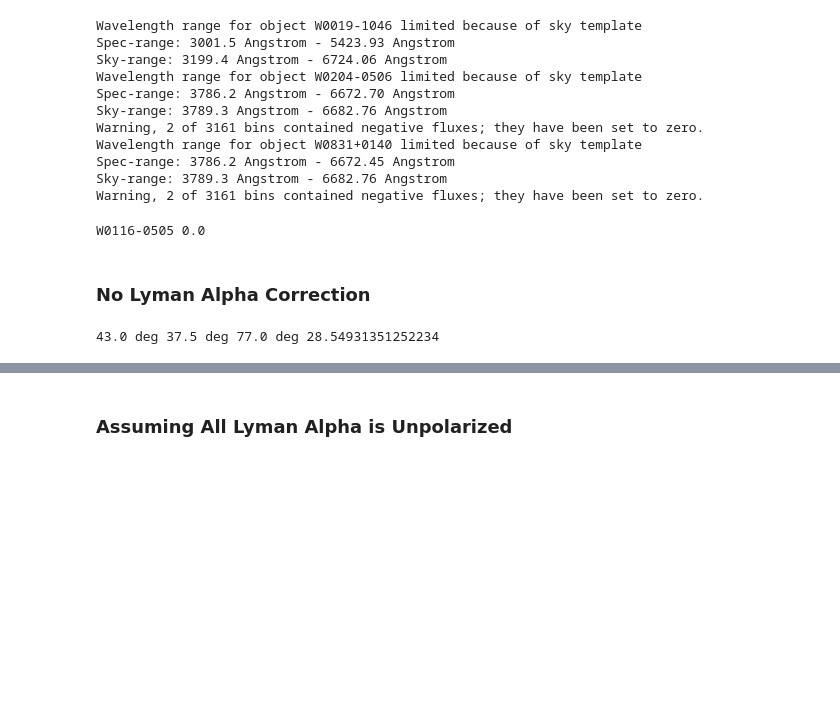
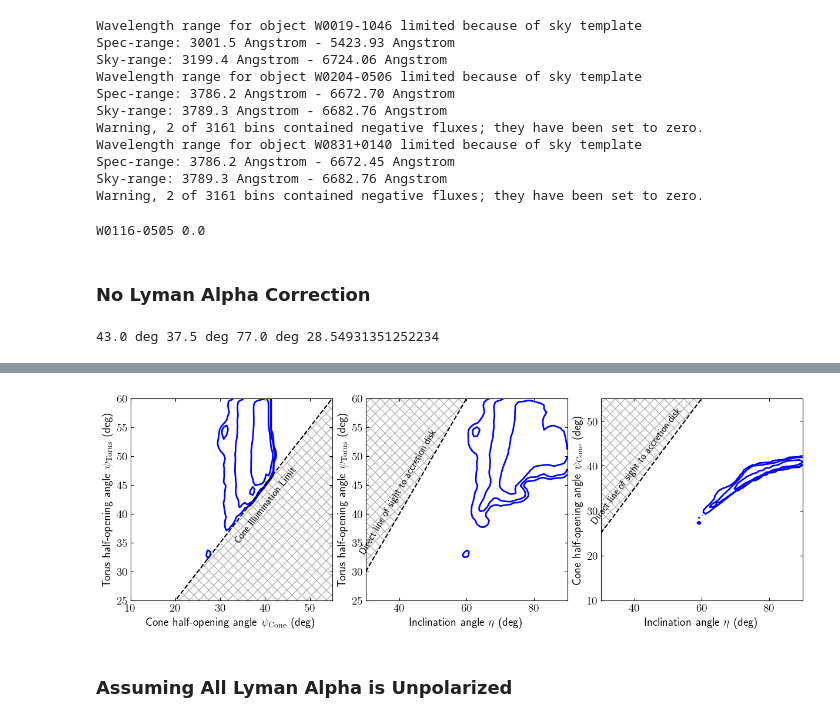
Before and after one commit to rjassef/Impol_BHDs_repo, a Jupyter notebook: plots/SKIRTOR_fit/fit_pfrac_pchi_W0116_MCMC.ipynb, the cells around one changed output, grey strips where cells are left out. Cells and saved outputs as stored; diff of their text form; code cells hidden in the pictures; blank space fills up the shorter version.

```diff
--- a/plots/SKIRTOR_fit/fit_pfrac_pchi_W0116_MCMC.ipynb
+++ b/plots/SKIRTOR_fit/fit_pfrac_pchi_W0116_MCMC.ipynb
@@ -278,3 +331,69 @@ chi^2: [34.72280998]
+# %%
+wid = "W0116-0505"
+
+fig, axs = plt.subplots(1, 3, figsize=(12,6), layout='constrained')
+for ax in axs.flatten():
+   ax.tick_params(axis='both', direction='in', labelsize=14, bottom=True, top=True, left=True, right=True)
+
+chi2_use = np.ma.zeros(chi2_map[wid].shape)
+chi2_use.mask = np.zeros(chi2_use.shape, dtype=bool)
+chi2_use[:,:,:] = np.copy(chi2_map[wid])
+chi2_use /= np.min(chi2_map[wid])
+
+vmin = 0. #np.min(chi2_use)
+vmax = 3.0
+cmap = 'YlGnBu_r'
+
+axis_label_fontsize = 14
+
+#Torus - Cone
+ax = axs[0]
+ax.set_xlim([10.,55.])
+ax.set_ylim([25.,60.])
+plt_contours(flatchain[:,1], flatchain[:,0], ax)
+ax.plot(ax.get_xlim(), np.array(ax.get_xlim())+5, 'k--')
+ax.fill_between(ax.get_xlim(), np.array(ax.get_xlim())+5, ax.get_ylim()[0], color="none", hatch="xx", edgecolor="xkcd:gray", linewidth=0.0, alpha=0.7)
+ax.set_xlabel(r"Cone half-opening angle $\psi_{\rm Cone}$ (deg)", fontsize=axis_label_fontsize)
+ax.set_ylabel(r"Torus half-opening angle $\psi_{\rm Torus}$ (deg)", fontsize=axis_label_fontsize)
+x0,x1 = ax.get_xlim()
+y0,y1 = ax.get_ylim()
+ax.set_aspect(abs(x1-x0)/abs(y1-y0))
+ax.text(33, 35, "Cone Illumination Limit", rotation=np.arctan2(abs(x1-x0), abs(y1-y0))*180/np.pi, fontsize=12, weight='extra bold', fontfamily='sans-serif')
+
+#Torus - Inclination
+ax = axs[1]
+ax.set_xlim([30.,90.])
+ax.set_ylim([25.,60.])
+plt_contours(flatchain[:,2], flatchain[:,0], ax)
+ax.plot(ax.get_xlim(), ax.get_xlim(), 'k--')
+ax.fill_between(ax.get_xlim(), np.array(ax.get_xlim()), ax.get_ylim()[1], color="none", hatch="xx", edgecolor="xkcd:gray", linewidth=0.0, alpha=0.7)
+ax.set_xlabel(r"Inclination angle $\eta$ (deg)", fontsize=axis_label_fontsize)
+ax.set_ylabel(r"Torus half-opening angle $\psi_{\rm Torus}$ (deg)", fontsize=axis_label_fontsize)
+x0,x1 = ax.get_xlim()
+y0,y1 = ax.get_ylim()
+ax.set_aspect(abs(x1-x0)/abs(y1-y0))
+ax.text(28, 33, "Direct line of sight to accretion disk", rotation=np.arctan2(abs(x1-x0), abs(y1-y0))*180/np.pi, fontsize=12, weight='extra bold', fontfamily='sans-serif')
+
+#Cone - Inclination
+ax = axs[2]
+ax.set_xlim([30.,90.])
+ax.set_ylim([10.,55.])
+plt_contours(flatchain[:,2], flatchain[:,1], ax)
+ax.plot(ax.get_xlim(), np.array(ax.get_xlim())-5, 'k--')
+ax.fill_between(ax.get_xlim(), np.array(ax.get_xlim())-5, ax.get_ylim()[1], color="none", hatch="xx", edgecolor="xkcd:gray", linewidth=0.0, alpha=0.7)
+plt.xlabel(r"Inclination angle $\eta$ (deg)", fontsize=axis_label_fontsize)
+plt.ylabel(r"Cone half-opening angle $\psi_{\rm Cone}$ (deg)", fontsize=axis_label_fontsize)
+x0,x1 = ax.get_xlim()
+y0,y1 = ax.get_ylim()
+ax.set_aspect(abs(x1-x0)/abs(y1-y0))
+ax.text(27, 27, "Direct line of sight to accretion disk", rotation=np.arctan2(abs(x1-x0), abs(y1-y0))*180/np.pi, fontsize=12, weight='extra bold', fontfamily='sans-serif')
+
+#fig.colorbar(cb, fraction=0.05).set_label(label=r'Min $\chi^2$',size=18)
+
+plt.show()
+#fig.savefig("W0116_MCMC_contours.png", dpi=200, bbox_inches='tight')
+# %% [output]
+[figure, added]
 # %% [markdown]
 ### Assuming All Lyman Alpha is Unpolarized
 # %%
```
Also changed, not shown: parts of 13 cells of this notebook, 1 other file.
